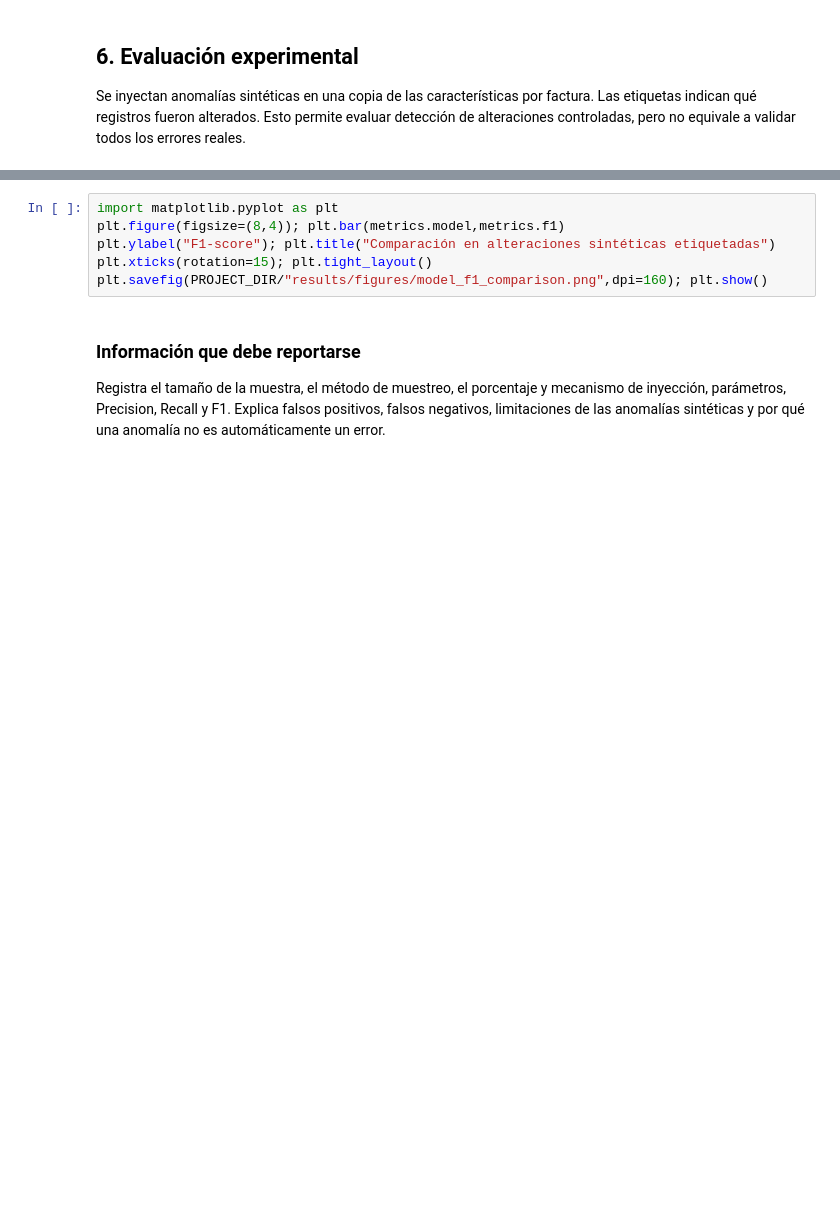
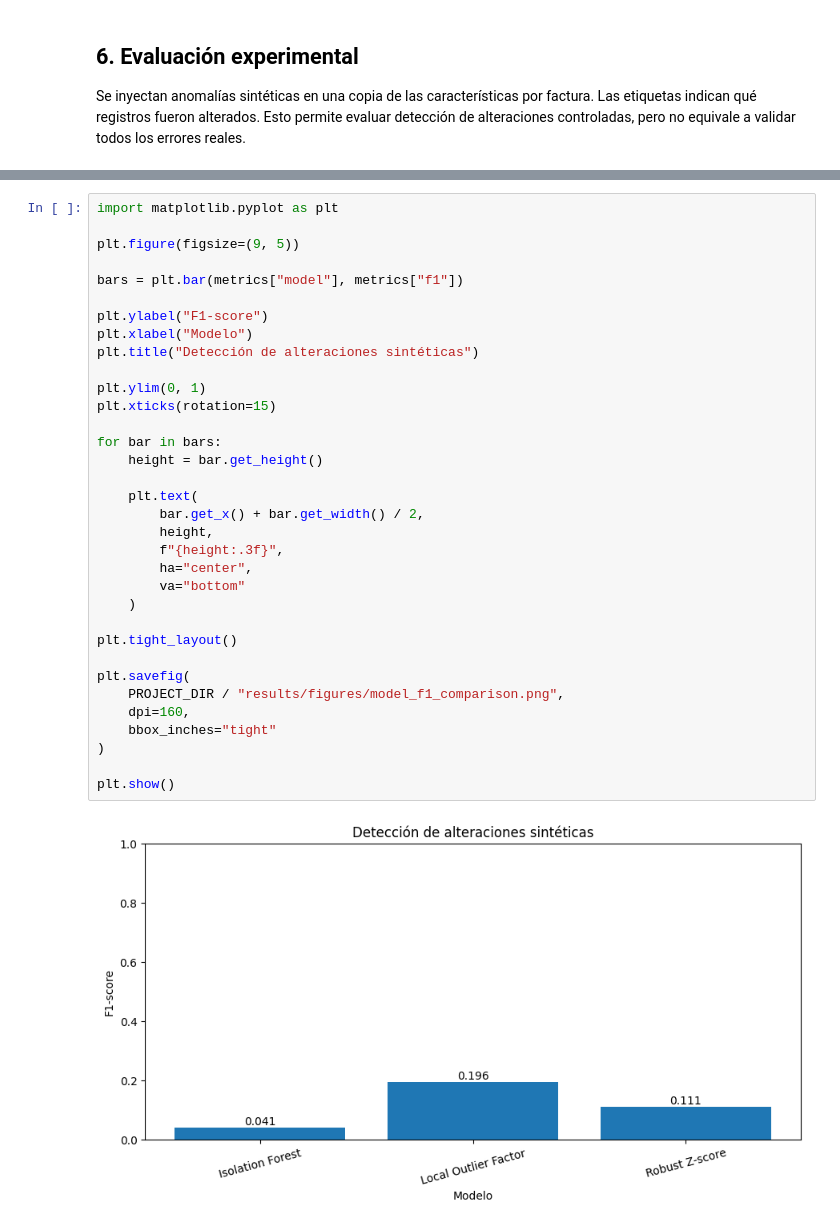
Before and after one commit to Milu2662/BI-PYMES-ML, a Jupyter notebook: notebook/06_experimental_evaluation.ipynb, the cells around one changed output, grey strips where cells are left out. Saved outputs shown, nothing was run; the diff lists cells and outputs as text; blank space fills up the shorter version.

```diff
--- a/notebook/06_experimental_evaluation.ipynb
+++ b/notebook/06_experimental_evaluation.ipynb
@@ -40,9 +253,36 @@ sensitivity.to_csv(PROJECT_DIR/"results/metrics/kpi_sensitivity.csv",index=False
 # %%
 import matplotlib.pyplot as plt
-plt.figure(figsize=(8,4)); plt.bar(metrics.model,metrics.f1)
-plt.ylabel("F1-score"); plt.title("Comparación en alteraciones sintéticas etiquetadas")
-plt.xticks(rotation=15); plt.tight_layout()
-plt.savefig(PROJECT_DIR/"results/figures/model_f1_comparison.png",dpi=160); plt.show()
+
+plt.figure(figsize=(9, 5))
+
+bars = plt.bar(metrics["model"], metrics["f1"])
+
+plt.ylabel("F1-score")
+plt.xlabel("Modelo")
+plt.title("Detección de alteraciones sintéticas")
+
+plt.ylim(0, 1)
+plt.xticks(rotation=15)
+
+for bar in bars:
+    height = bar.get_height()
+
+    plt.text(
+        bar.get_x() + bar.get_width() / 2,
+        height,
+        f"{height:.3f}",
+        ha="center",
+        va="bottom"
+    )
+
+plt.tight_layout()
+
+plt.savefig(
+    PROJECT_DIR / "results/figures/model_f1_comparison.png",
+    dpi=160,
+    bbox_inches="tight"
+)
+
+plt.show()
+# %% [output]
+[figure, added]
-# %% [markdown]
-### Información que debe reportarse
-Registra el tamaño de la muestra, el método de muestreo, el porcentaje y mecanismo de inyección, parámetros, Precision, Recall y F1. Explica falsos positivos, falsos negativos, limitaciones de las anomalías sintéticas y por qué una anomalía no es automáticamente un error.
```
Also changed, not shown: parts of 10 cells of this notebook.
